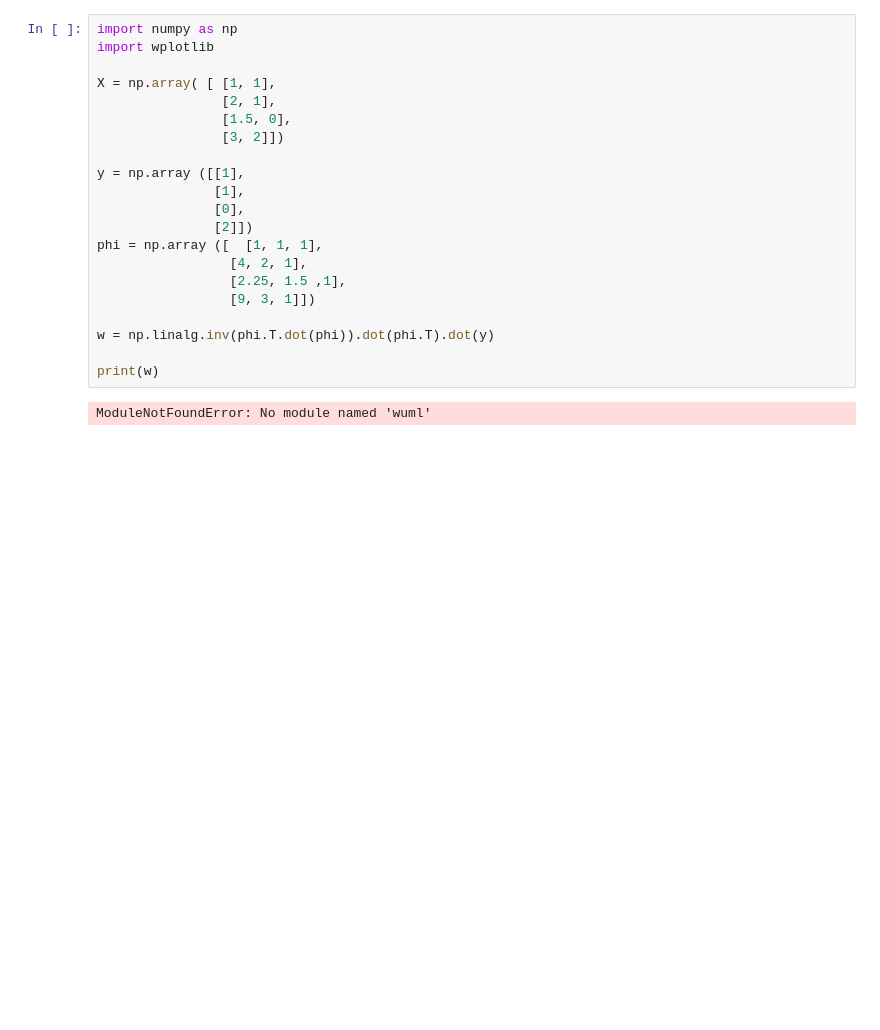
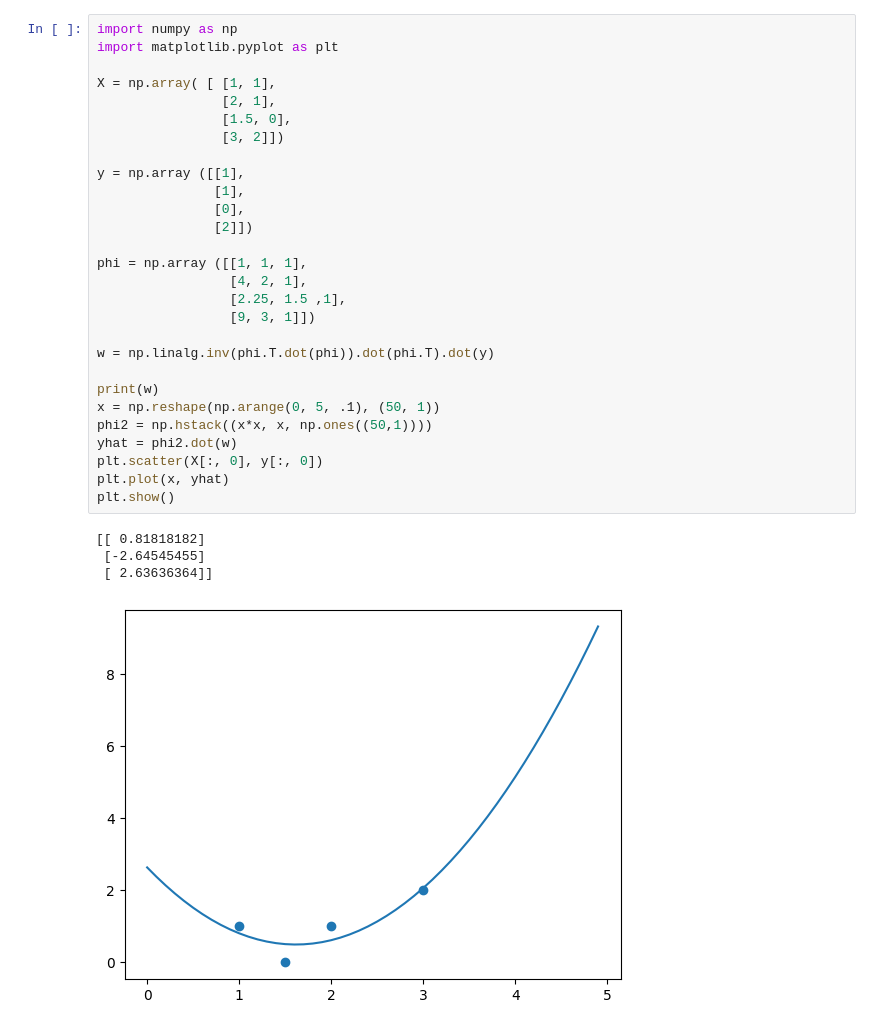
Before and after one commit to anushkakulk/PracticeML, a Jupyter notebook: practice/preprocessing.ipynb, the cells around one changed output. Drawn from its saved outputs; the diff is of its cells as text; blank space fills up the shorter version.

```diff
--- a/practice/preprocessing.ipynb
+++ b/practice/preprocessing.ipynb
@@ -1,23 +1,33 @@
 # %%
 import numpy as np
-import wplotlib
+import matplotlib.pyplot as plt
 
 X = np.array( [ [1, 1],
                 [2, 1],
                 [1.5, 0],
                 [3, 2]])
 
 y = np.array ([[1],
                [1],
                [0],
                [2]])
-phi = np.array ([  [1, 1, 1],
+
+phi = np.array ([[1, 1, 1],
                  [4, 2, 1],
                  [2.25, 1.5 ,1],
                  [9, 3, 1]])
 
 w = np.linalg.inv(phi.T.dot(phi)).dot(phi.T).dot(y)
 
 print(w)
+x = np.reshape(np.arange(0, 5, .1), (50, 1))
+phi2 = np.hstack((x*x, x, np.ones((50,1))))
+yhat = phi2.dot(w)
+plt.scatter(X[:, 0], y[:, 0])
+plt.plot(x, yhat)
+plt.show()
 # %% [output]
-ModuleNotFoundError: No module named 'wuml'
+[[ 0.81818182]
+ [-2.64545455]
+ [ 2.63636364]]
+[figure, added]
```
Also changed, not shown: parts of 2 cells of this notebook, 10 other files.
